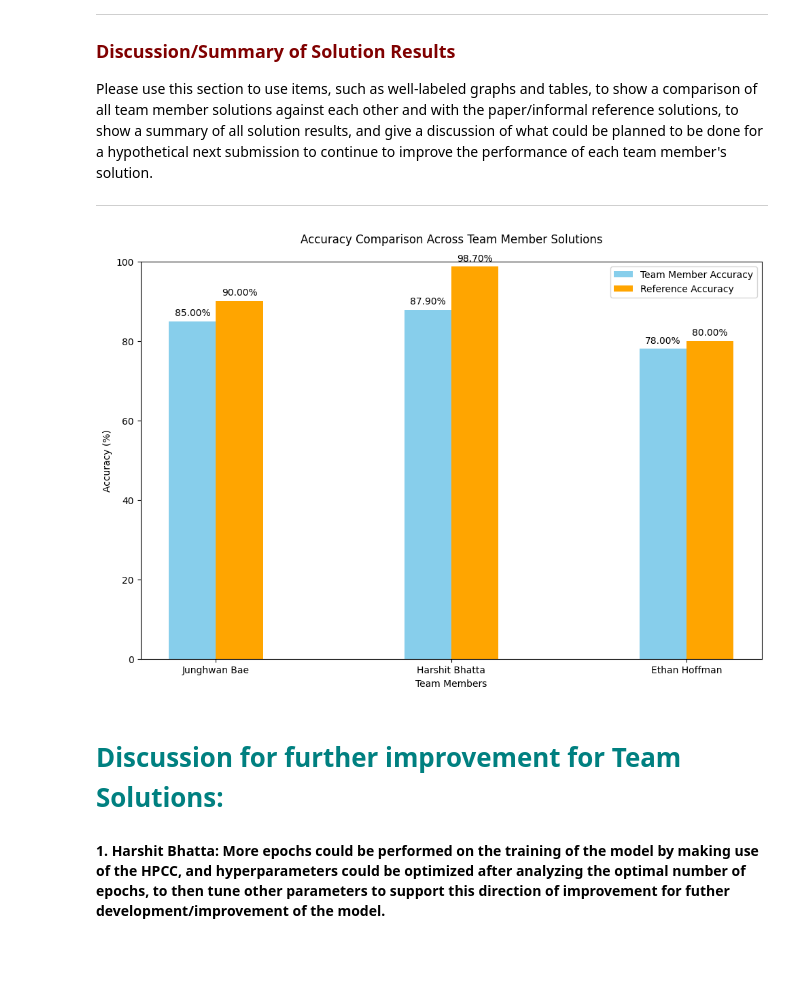
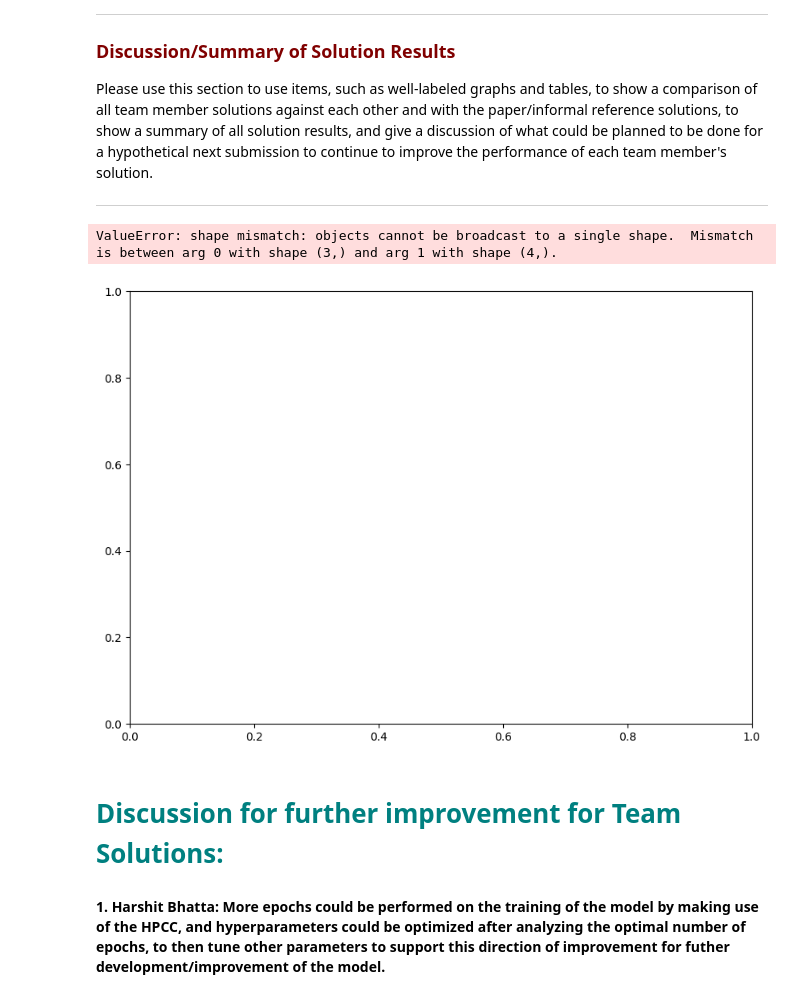
Before and after one commit to EthanHoman/Handwriting_Detection, a Jupyter notebook: HandWriting_Detector_project_Submission3.ipynb, the cells around one changed output. Saved outputs shown, nothing was run; the diff lists cells and outputs as text; code cells hidden in the pictures; blank space fills up the shorter version.

```diff
--- a/HandWriting_Detector_project_Submission3.ipynb
+++ b/HandWriting_Detector_project_Submission3.ipynb
@@ -373,8 +373,8 @@ import numpy as np
 
 # Example data for team member performance
 team_members = ['Junghwan Bae', 'Harshit Bhatta', 'Ethan Hoffman']
-accuracy = [85, 87.90, 78]  # Example accuracies for each team member
-reference_accuracy = [90, 98.7, 80]  # Example reference accuracies for comparison
+accuracy = [85, 87.90, 78,85.67]  # Example accuracies for each team member
+reference_accuracy = [90, 98.7, 80,99.5]  # Example reference accuracies for comparison
 
 # Bar width for slim bars
 bar_width = 0.2
@@ -382,34 +382,35 @@ bar_width = 0.2
 x = np.arange(len(team_members))
 
 # Create the figure and axis
 plt.figure(figsize=(10, 7))
 
 # Plot team member accuracy bars
 bars1 = plt.bar(x - bar_width / 2, accuracy, width=bar_width, color='skyblue', label='Team Member Accuracy')
 # Plot reference accuracy bars
 bars2 = plt.bar(x + bar_width / 2, reference_accuracy, width=bar_width, color='orange', label='Reference Accuracy')
 
 # Add labels on top of each bar
 for bar in bars1:
     plt.text(bar.get_x() + bar.get_width() / 2, bar.get_height() + 1, f'{bar.get_height():.2f}%', ha='center', va='bottom')
 for bar in bars2:
     plt.text(bar.get_x() + bar.get_width() / 2, bar.get_height() + 1, f'{bar.get_height():.2f}%', ha='center', va='bottom')
 
 # Set axis labels and title
 plt.xlabel('Team Members')
 plt.ylabel('Accuracy (%)')
 plt.title('Accuracy Comparison Across Team Member Solutions', pad=20)  # Adjust title position
 plt.xticks(x, team_members)
 plt.ylim(0, 100)  # Setting y-axis from 0 to 100
 
 # Add legend
 plt.legend()
 
 # Show the plot
 plt.tight_layout()
 plt.show()
 # %% [output]
+ValueError: shape mismatch: objects cannot be broadcast to a single shape.  Mismatch is between arg 0 with shape (3,) and arg 1 with shape (4,).
-[figure, old version]
+[figure, new version]
 # %% [markdown]
  <h1 style="color: teal">Discussion for further improvement for Team Solutions: </h1>
 
```
Also changed, not shown: parts of 2 cells of this notebook.
